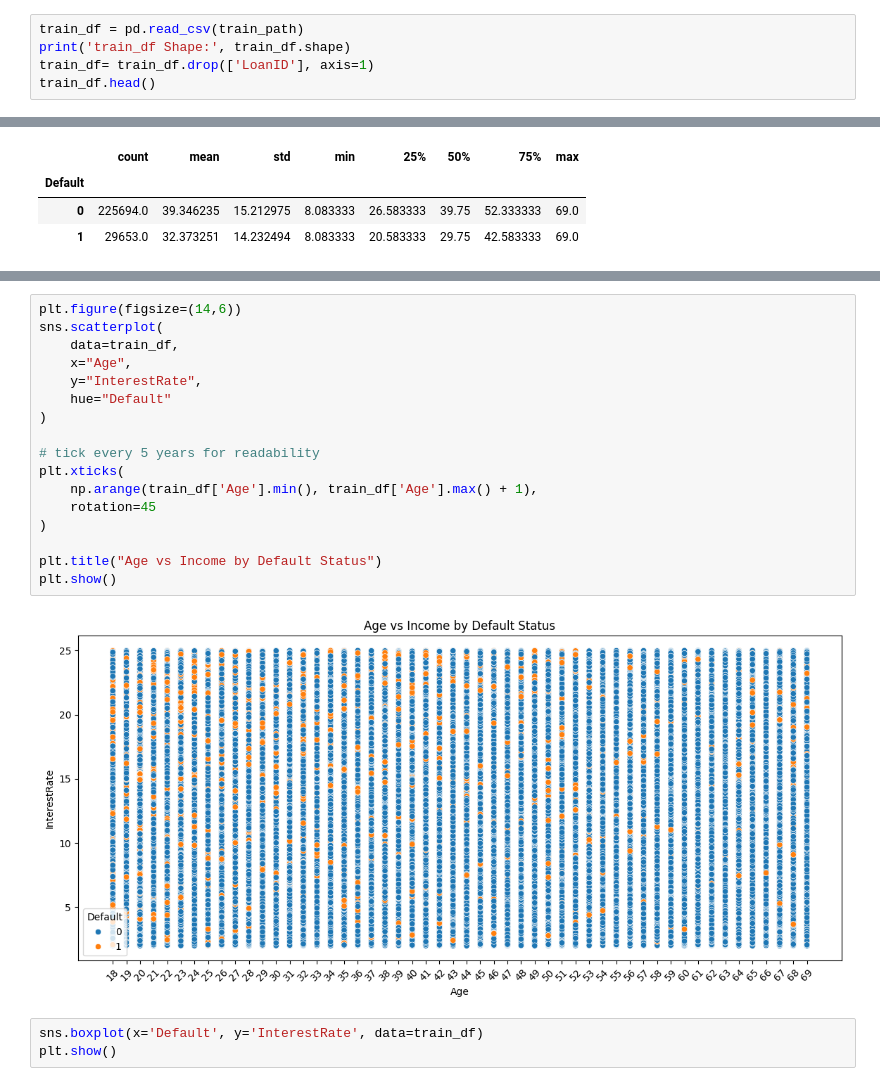
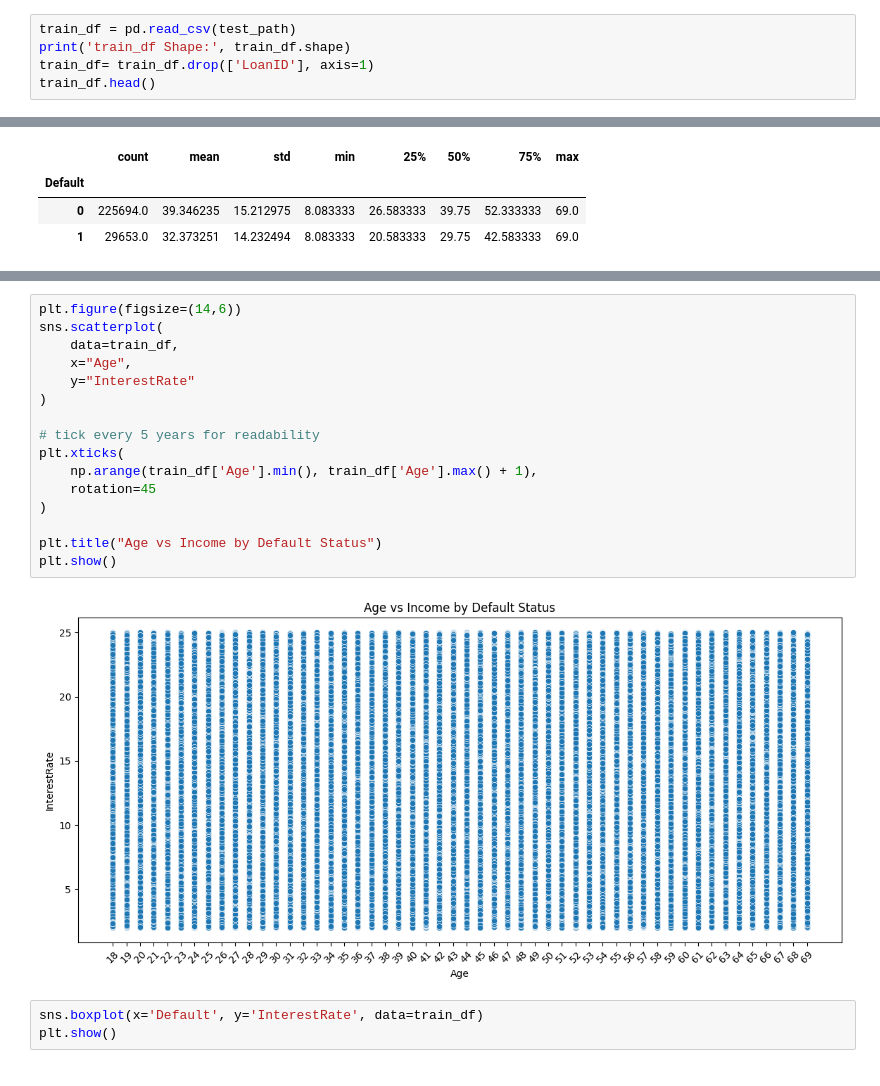
Before and after one commit to Jasman123/Data_Science_Challange, a Jupyter notebook: LoanDefaultPrediction.ipynb, the cells around one changed output, grey strips where cells are left out. Saved outputs shown, nothing was run; the diff lists cells and outputs as text.

```diff
--- a/LoanDefaultPrediction.ipynb
+++ b/LoanDefaultPrediction.ipynb
@@ -121,7 +121,7 @@ Let's start by loading the dataset `train.csv` into a dataframe `train_df`, and
 test_path = "https://raw.githubusercontent.com/Jasman123/Data_Science_Challange/main/test.csv"
 train_path = "https://raw.githubusercontent.com/Jasman123/Data_Science_Challange/main/train.csv"
 # %%
-train_df = pd.read_csv(train_path)
+train_df = pd.read_csv(test_path)
 print('train_df Shape:', train_df.shape)
 train_df= train_df.drop(['LoanID'], axis=1)
 train_df.head()
@@ -288,22 +282,21 @@ dtype: float64
 # %%
 plt.figure(figsize=(14,6))
 sns.scatterplot(
     data=train_df,
     x="Age",
-    y="InterestRate",
-    hue="Default"
+    y="InterestRate"
 )
 
 # tick every 5 years for readability
 plt.xticks(
     np.arange(train_df['Age'].min(), train_df['Age'].max() + 1),
     rotation=45
 )
 
 plt.title("Age vs Income by Default Status")
 plt.show()
 # %% [output]
-[figure, old version]
+[figure, new version]
 # %%
 sns.boxplot(x='Default', y='InterestRate', data=train_df)
 plt.show()
```
Also changed, not shown: parts of 47 cells of this notebook.
